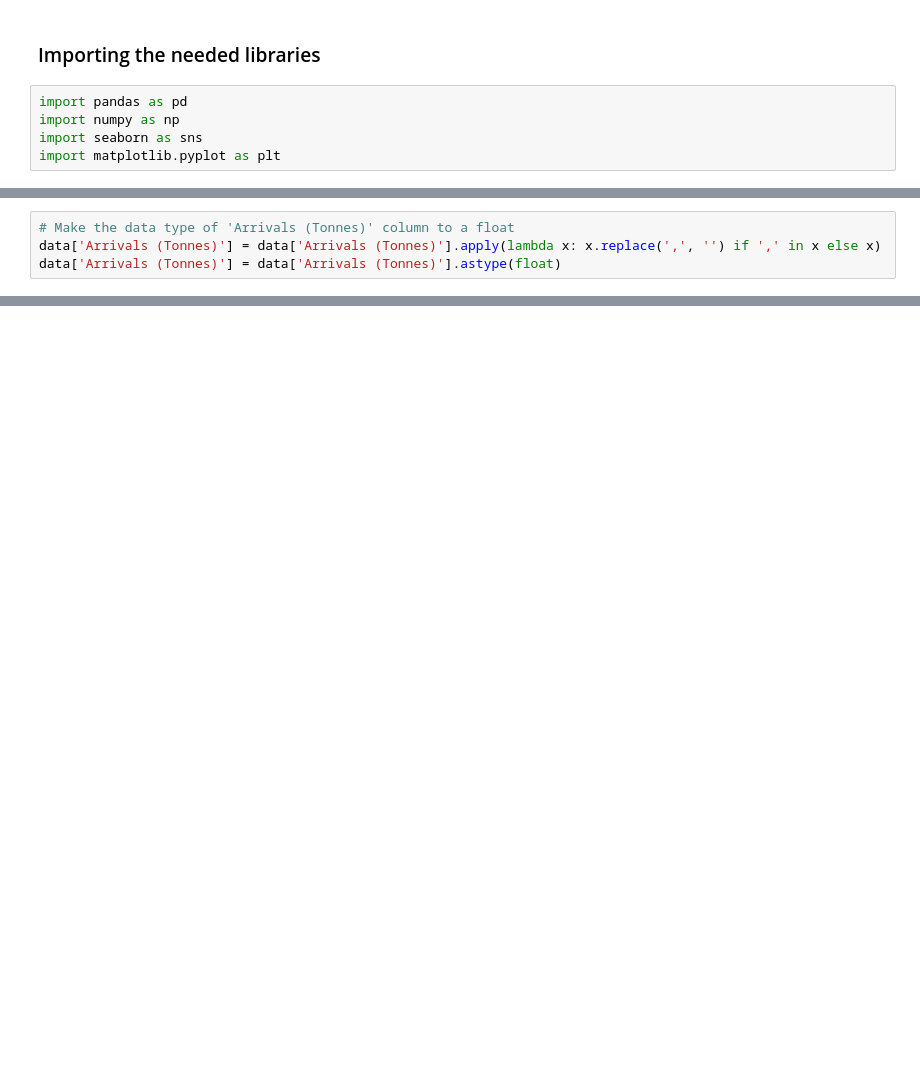
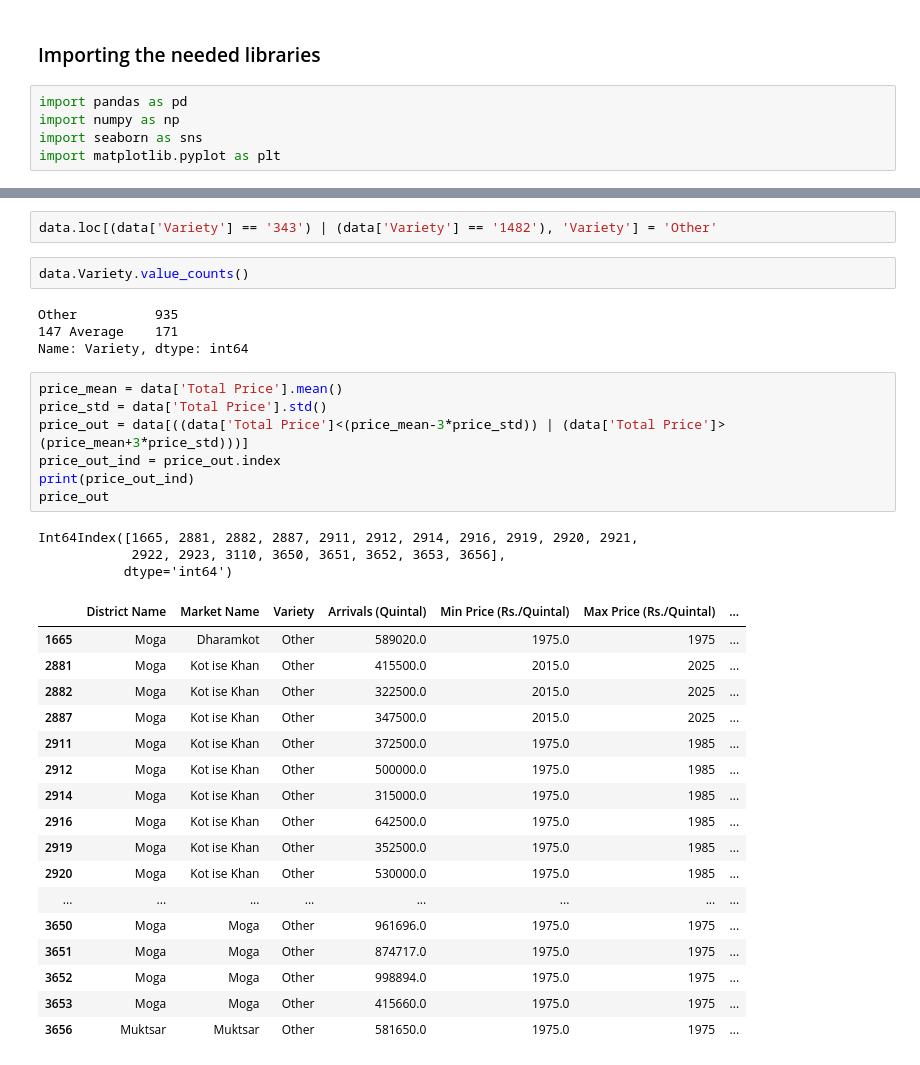
Before and after one commit to sudev2001/Visualization-Project-Agriculture-Related-, a Jupyter notebook: Visualization with Preprocessing.ipynb, the cells around one changed output, grey strips where cells are left out. Saved outputs shown, nothing was run; the diff lists cells and outputs as text; blank space fills up the shorter version.

```diff
--- a/Visualization with Preprocessing.ipynb
+++ b/Visualization with Preprocessing.ipynb
@@ -124,4 +87,0 @@ memory usage: 69.1+ KB
-# %%
-# Make the data type of 'Arrivals (Tonnes)' column to a float
-data['Arrivals (Tonnes)'] = data['Arrivals (Tonnes)'].apply(lambda x: x.replace(',', '') if ',' in x else x)
-data['Arrivals (Tonnes)'] = data['Arrivals (Tonnes)'].astype(float)
@@ -153,0 +149,36 @@ Name: Modal Price (Rs./Quintal), dtype: int64
+# %%
+data.loc[(data['Variety'] == '343') | (data['Variety'] == '1482'), 'Variety'] = 'Other'
+# %%
+data.Variety.value_counts()
+# %% [output]
+Other          935
+147 Average    171
+Name: Variety, dtype: int64
+# %%
+price_mean = data['Total Price'].mean()
+price_std = data['Total Price'].std()
+price_out = data[((data['Total Price']<(price_mean-3*price_std)) | (data['Total Price']>(price_mean+3*price_std)))]
+price_out_ind = price_out.index
+print(price_out_ind)
+price_out
+# %% [output]
+Int64Index([1665, 2881, 2882, 2887, 2911, 2912, 2914, 2916, 2919, 2920, 2921,
+            2922, 2923, 3110, 3650, 3651, 3652, 3653, 3656],
+           dtype='int64')
+|  | District Name | Market Name | Variety | Arrivals (Quintal) | Min Price (Rs./Quintal) | Max Price (Rs./Quintal) | ... |
+| 1665 | Moga | Dharamkot | Other | 589020.0 | 1975.0 | 1975 | ... |
+| 2881 | Moga | Kot ise Khan | Other | 415500.0 | 2015.0 | 2025 | ... |
+| 2882 | Moga | Kot ise Khan | Other | 322500.0 | 2015.0 | 2025 | ... |
+| 2887 | Moga | Kot ise Khan | Other | 347500.0 | 2015.0 | 2025 | ... |
+| 2911 | Moga | Kot ise Khan | Other | 372500.0 | 1975.0 | 1985 | ... |
+| 2912 | Moga | Kot ise Khan | Other | 500000.0 | 1975.0 | 1985 | ... |
+| 2914 | Moga | Kot ise Khan | Other | 315000.0 | 1975.0 | 1985 | ... |
+| 2916 | Moga | Kot ise Khan | Other | 642500.0 | 1975.0 | 1985 | ... |
+| 2919 | Moga | Kot ise Khan | Other | 352500.0 | 1975.0 | 1985 | ... |
+| 2920 | Moga | Kot ise Khan | Other | 530000.0 | 1975.0 | 1985 | ... |
+| ... | ... | ... | ... | ... | ... | ... | ... |
+| 3650 | Moga | Moga | Other | 961696.0 | 1975.0 | 1975 | ... |
+| 3651 | Moga | Moga | Other | 874717.0 | 1975.0 | 1975 | ... |
+| 3652 | Moga | Moga | Other | 998894.0 | 1975.0 | 1975 | ... |
+| 3653 | Moga | Moga | Other | 415660.0 | 1975.0 | 1975 | ... |
+| 3656 | Muktsar | Muktsar | Other | 581650.0 | 1975.0 | 1975 | ... |
```
Also changed, not shown: parts of 26 cells of this notebook.
